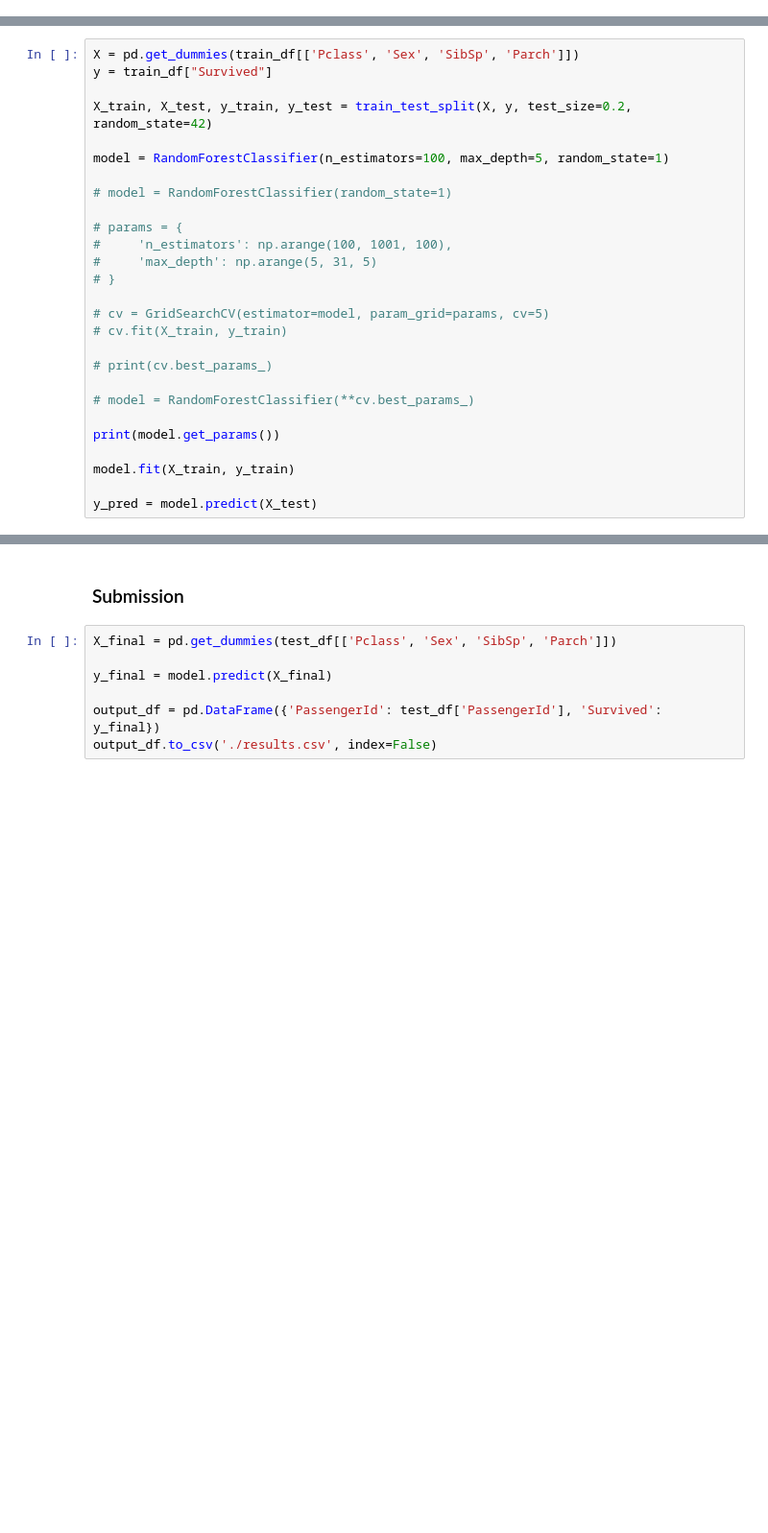
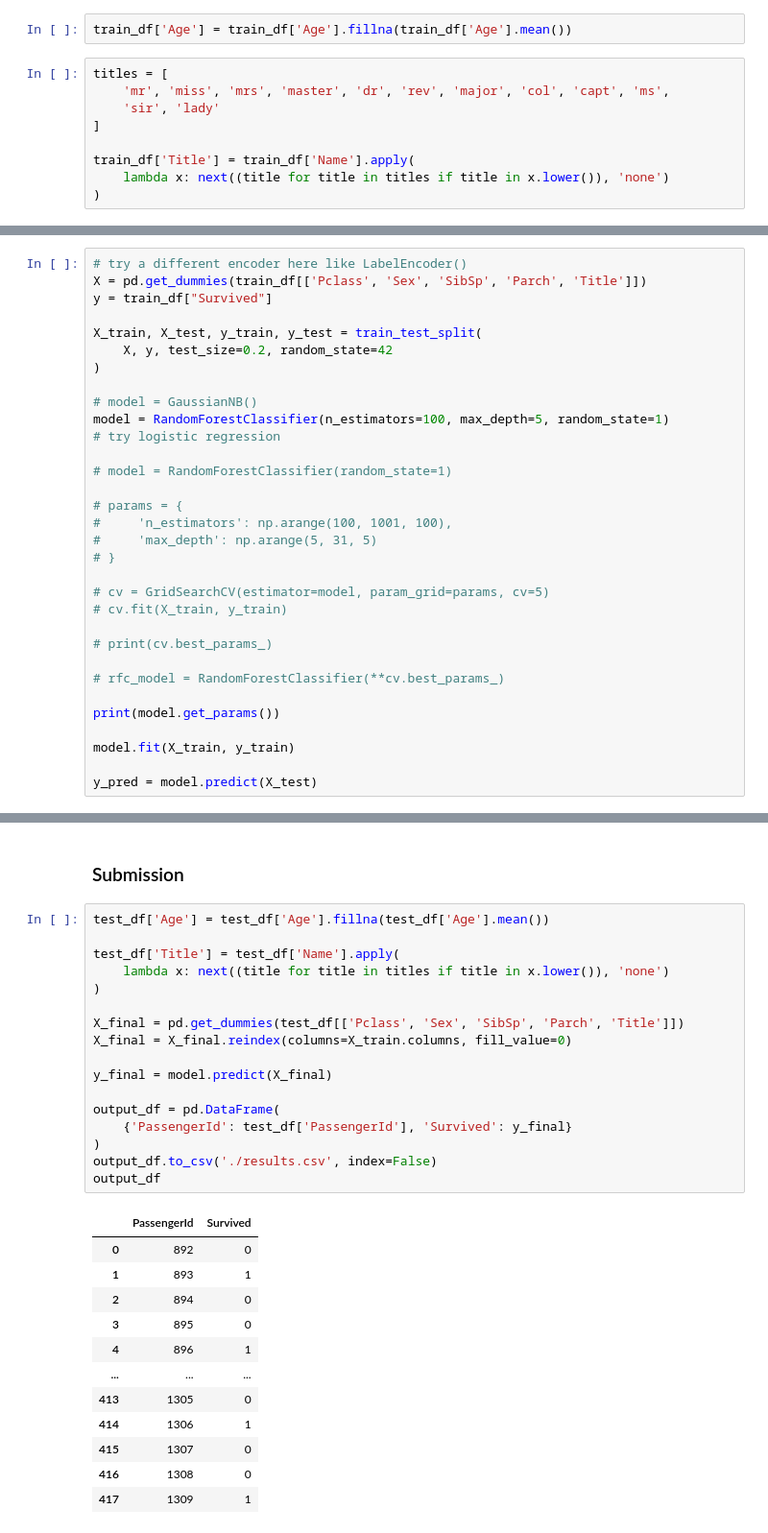
Before and after one commit to 20mattk/Kaggle-Titanic-Competition, a Jupyter notebook: titanic.ipynb, the cells around one changed output, grey strips where cells are left out. Shown at 96% size. Drawn from its saved outputs; the diff is of its cells as text; blank space fills up the shorter version.

Commit message:
Adding in name titles like Dr. to increase model train accuracy to 0.8212

```diff
--- a/titanic.ipynb
+++ b/titanic.ipynb
@@ -97,0 +112,11 @@ pd.pivot_table(
+# %%
+train_df['Age'] = train_df['Age'].fillna(train_df['Age'].mean())
+# %%
+titles = [
+    'mr', 'miss', 'mrs', 'master', 'dr', 'rev', 'major', 'col', 'capt', 'ms',
+    'sir', 'lady'
+]
+
+train_df['Title'] = train_df['Name'].apply(
+    lambda x: next((title for title in titles if title in x.lower()), 'none')
+)
@@ -98,12 +126,17 @@ pd.pivot_table(
 # %% [markdown]
 ### Model
 # %%
-X = pd.get_dummies(train_df[['Pclass', 'Sex', 'SibSp', 'Parch']])
+# try a different encoder here like LabelEncoder()
+X = pd.get_dummies(train_df[['Pclass', 'Sex', 'SibSp', 'Parch', 'Title']])
 y = train_df["Survived"]
 
-X_train, X_test, y_train, y_test = train_test_split(X, y, test_size=0.2, random_state=42)
+X_train, X_test, y_train, y_test = train_test_split(
+    X, y, test_size=0.2, random_state=42
+)
 
+# model = GaussianNB()
 model = RandomForestClassifier(n_estimators=100, max_depth=5, random_state=1)
+# try logistic regression
 
 # model = RandomForestClassifier(random_state=1)
 
@@ -117,7 +150,7 @@ model = RandomForestClassifier(n_estimators=100, max_depth=5, random_state=1)
 
 # print(cv.best_params_)
 
-# model = RandomForestClassifier(**cv.best_params_)
+# rfc_model = RandomForestClassifier(**cv.best_params_)
 
 print(model.get_params())
 
@@ -175,9 +206,32 @@ weighted avg       0.80      0.80      0.80       179
 # %% [markdown]
 ### Submission
 # %%
-X_final = pd.get_dummies(test_df[['Pclass', 'Sex', 'SibSp', 'Parch']])
+test_df['Age'] = test_df['Age'].fillna(test_df['Age'].mean())
+
+test_df['Title'] = test_df['Name'].apply(
+    lambda x: next((title for title in titles if title in x.lower()), 'none')
+)
+
+X_final = pd.get_dummies(test_df[['Pclass', 'Sex', 'SibSp', 'Parch', 'Title']])
+X_final = X_final.reindex(columns=X_train.columns, fill_value=0)
 
 y_final = model.predict(X_final)
 
-output_df = pd.DataFrame({'PassengerId': test_df['PassengerId'], 'Survived': y_final})
+output_df = pd.DataFrame(
+    {'PassengerId': test_df['PassengerId'], 'Survived': y_final}
+)
 output_df.to_csv('./results.csv', index=False)
+output_df
+# %% [output]
+|  | PassengerId | Survived |
+| 0 | 892 | 0 |
+| 1 | 893 | 1 |
+| 2 | 894 | 0 |
+| 3 | 895 | 0 |
+| 4 | 896 | 1 |
+| ... | ... | ... |
+| 413 | 1305 | 0 |
+| 414 | 1306 | 1 |
+| 415 | 1307 | 0 |
+| 416 | 1308 | 0 |
+| 417 | 1309 | 1 |
```
Also changed, not shown: parts of 9 cells of this notebook, 1 other file.
